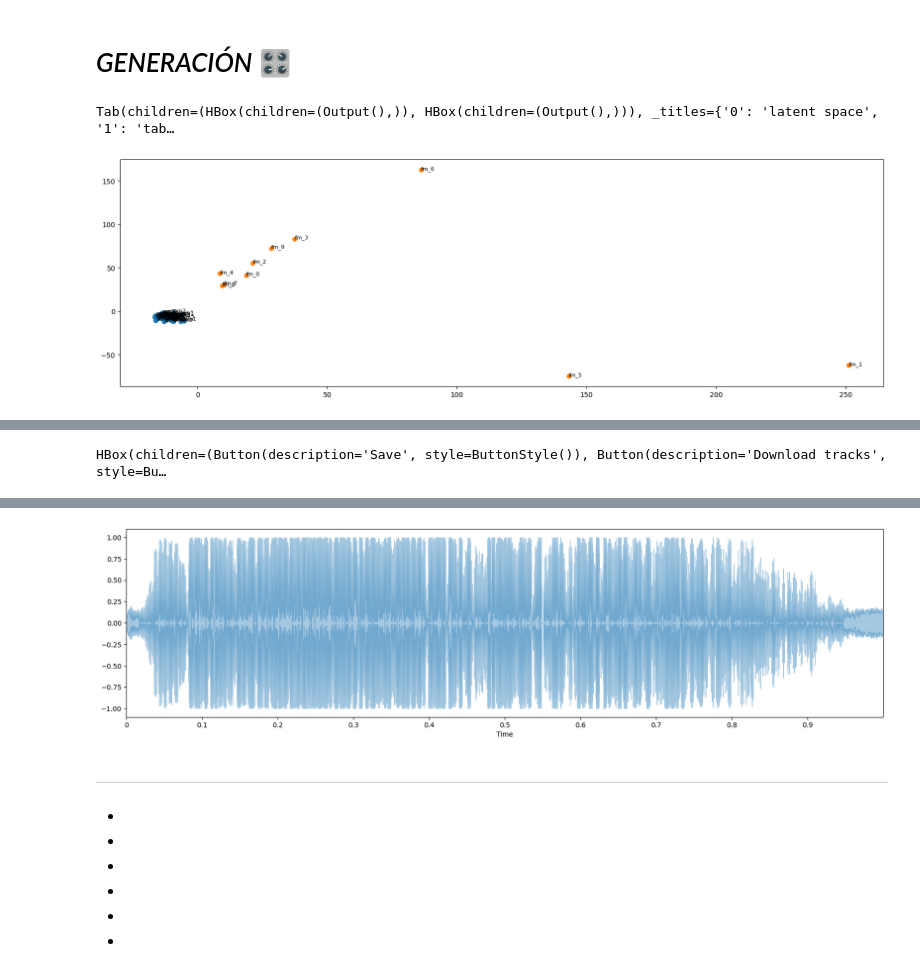
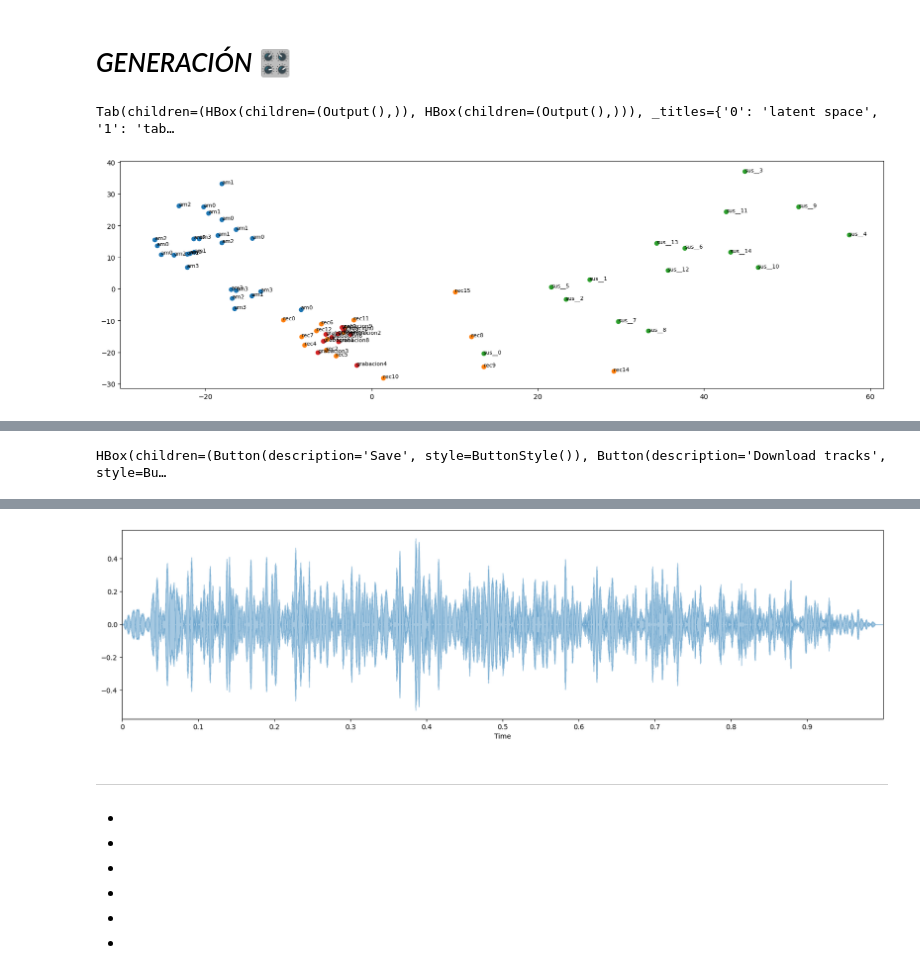
Before and after one commit to mezaga/ACIML-prototype, a Jupyter notebook: ASCIML_prototype_lab.ipynb, the cells around one changed output, grey strips where cells are left out. Drawn from its saved outputs; the diff is of its cells as text; code cells hidden in the pictures.

```diff
--- a/ASCIML_prototype_lab.ipynb
+++ b/ASCIML_prototype_lab.ipynb
@@ -931,7 +930,7 @@ Xw = np.divide(Xw, max_wave, out=np.zeros(Xw.shape, dtype=float), where=max_wave
 Xw = Xw[...,np.newaxis][...,np.newaxis]
 
 referencia_1 = 'Preentrenado' #@param ['Nuevo modelo','Preentrenado']
-Epocas = 209 #@param {type:"slider", min:10, max:10000, step:1}
+Epocas = 40 #@param {type:"slider", min:10, max:10000, step:1}
 batches = 5 #@param {type: "integer"}
 lr = 0.00008 #@param {type: "slider", min:0.00001, max: 0.0001, step:0.00001}
 
@@ -1114,7 +1113,7 @@ tab_latent.set_title(1,"table")
 tab_latent
 # %% [output]
 Tab(children=(HBox(children=(Output(),)), HBox(children=(Output(),))), _titles={'0': 'latent space', '1': 'tab…
-[figure, old version]
+[figure, new version]
 # %%
 #@title Exploración y generación { run: "auto" }
 #@markdown Escribe el nombre del id
@@ -1123,10 +1122,10 @@ import soundfile as sf
 from google.colab import files
 import os
 
-audio_id = 'fm_6' #@param {type:"string"}
-audio_id2 = 'fm_8' #@param {type:"string"}
+audio_id = 'am3' #@param {type:"string"}
+audio_id2 = 'grabacion8' #@param {type:"string"}
 gen_c = 0
-porcentaje_de_cambio = 10 #@param {type:"slider", min:1, max:10, step:1}
+porcentaje_de_cambio = 5 #@param {type:"slider", min:1, max:10, step:1}
 fig, ax = plt.subplots()
 fig.set_figwidth(20)
 fig.set_figheight(5)
@@ -1159,34 +1158,34 @@ b_names = ['Save', 'Download tracks']
 button = [widgets.Button(description= i)for i in b_names]
 
 botons = HBox(children = button)
 output = widgets.Output()
 
 def saved(b):
   # Display the message within the output widget.
   with output:
     #print("Button clicked.")
     resample_by_interpolation(inter, 16000, 44100)
     sf.write('aciml_inter_'+ audio_id + audio_id2 +'.wav',inter, 44100)
 
 
 def on_button_clicked(b):
   # Display the message within the output widget.
   with output:
     #print("Button clicked.")
     for i in os.listdir('/content/'):
       #print(i)
       if i.startswith("aciml_inter"):
         files.download(i)
 
 button[0].on_click(saved)
 button[1].on_click(on_button_clicked)
 
 display(botons, output)
 # %% [output]
 [interactive output not drawn]
 HBox(children=(Button(description='Save', style=ButtonStyle()), Button(description='Download tracks', style=Bu…
 [interactive output not drawn]
-[figure, old version]
+[figure, new version]
 # %% [markdown]
 ******
 *
```
Also changed, not shown: parts of 6 cells of this notebook.
